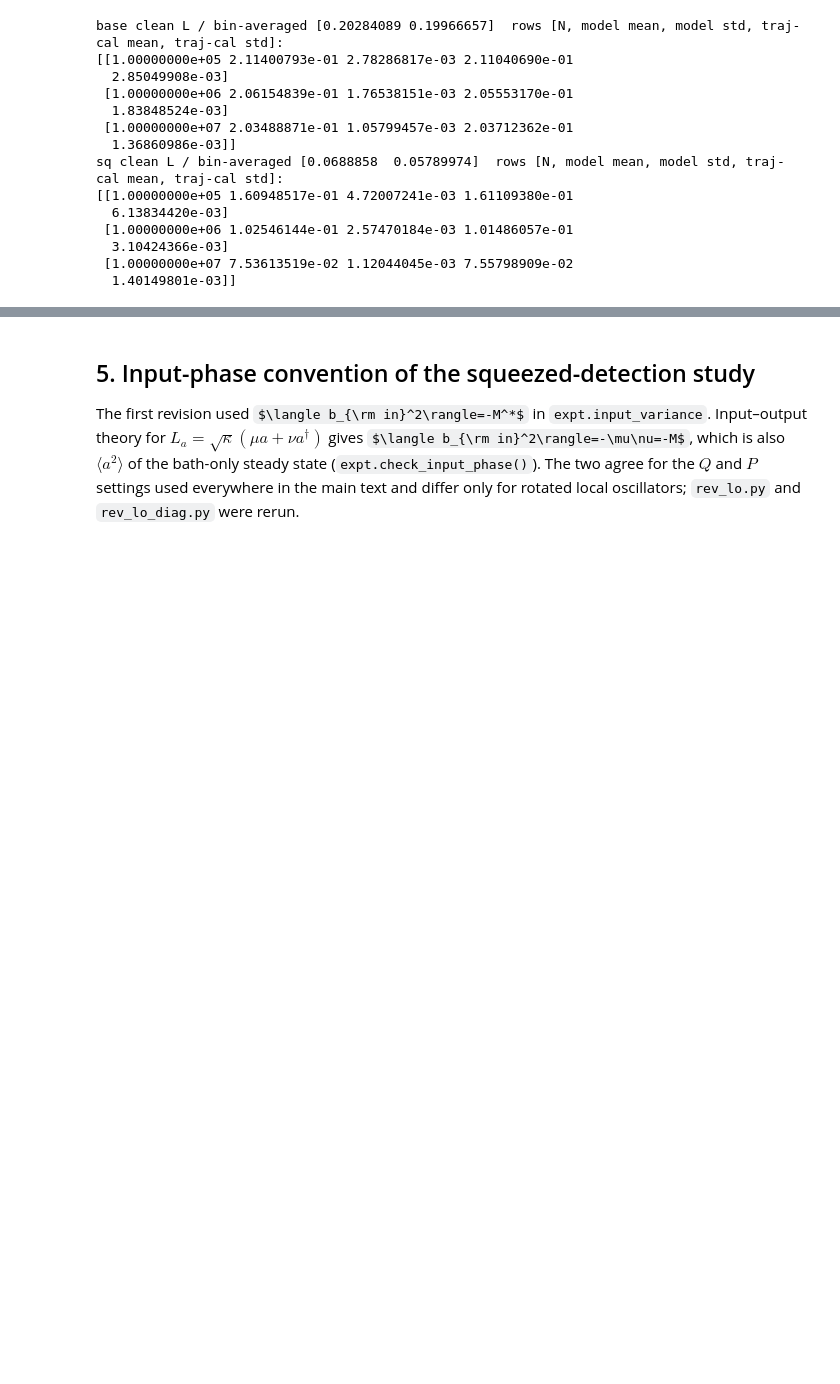
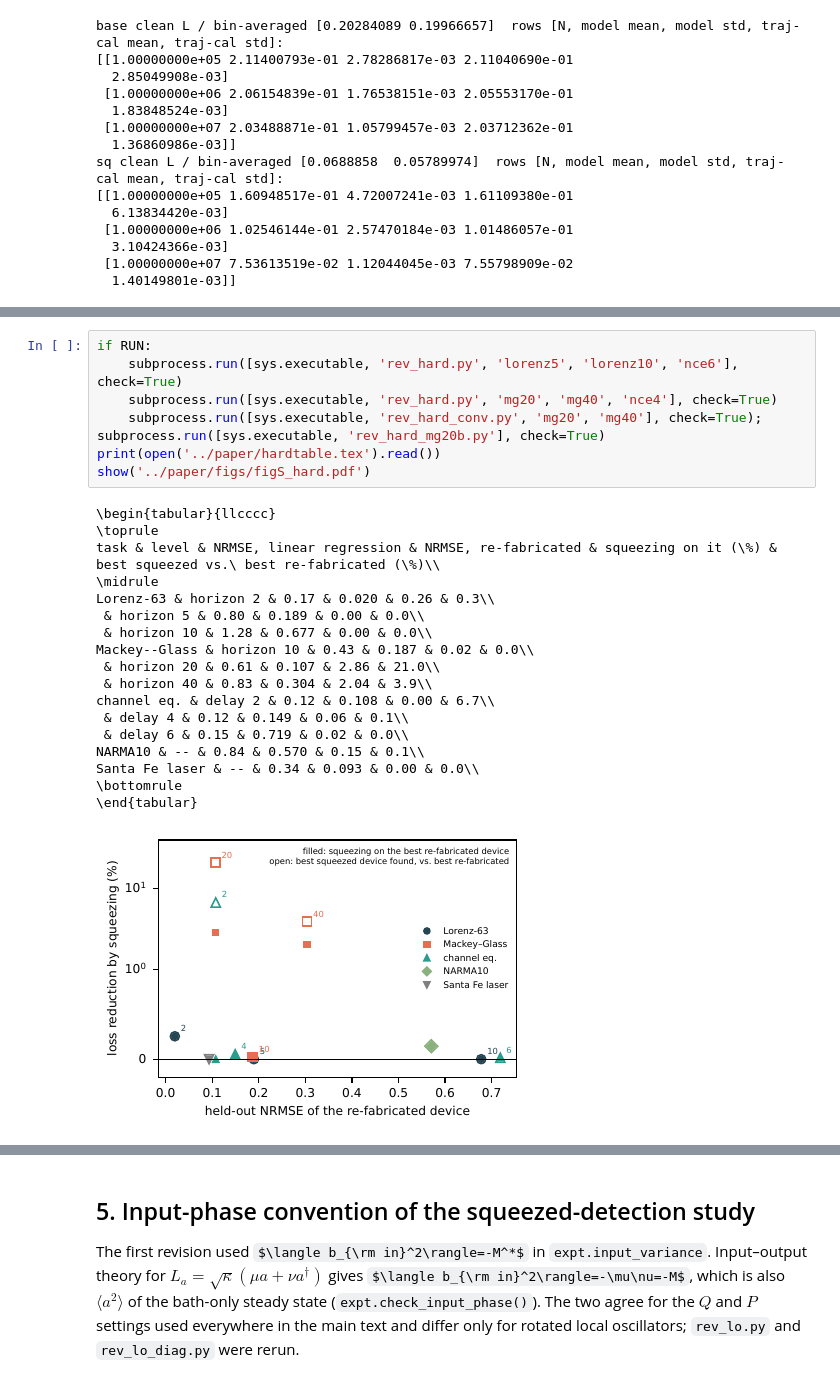
Before and after one commit to nhula01/squeezedreservoir, a Jupyter notebook: notebooks/13_second_review_round.ipynb, the cells around one changed output, grey strips where cells are left out. Saved outputs shown, nothing was run; the diff lists cells and outputs as text; some formulas as TeX source; blank space fills up the shorter version.

```diff
--- a/notebooks/13_second_review_round.ipynb
+++ b/notebooks/13_second_review_round.ipynb
@@ -173,0 +177,26 @@ sq clean L / bin-averaged [0.0688858  0.05789974]  rows [N, model mean, model st
+# %%
+if RUN:
+    subprocess.run([sys.executable, 'rev_hard.py', 'lorenz5', 'lorenz10', 'nce6'], check=True)
+    subprocess.run([sys.executable, 'rev_hard.py', 'mg20', 'mg40', 'nce4'], check=True)
+    subprocess.run([sys.executable, 'rev_hard_conv.py', 'mg20', 'mg40'], check=True); subprocess.run([sys.executable, 'rev_hard_mg20b.py'], check=True)
+print(open('../paper/hardtable.tex').read())
+show('../paper/figs/figS_hard.pdf')
+# %% [output]
+\begin{tabular}{llcccc}
+\toprule
+task & level & NRMSE, linear regression & NRMSE, re-fabricated & squeezing on it (\%) & best squeezed vs.\ best re-fabricated (\%)\\
+\midrule
+Lorenz-63 & horizon 2 & 0.17 & 0.020 & 0.26 & 0.3\\
+ & horizon 5 & 0.80 & 0.189 & 0.00 & 0.0\\
+ & horizon 10 & 1.28 & 0.677 & 0.00 & 0.0\\
+Mackey--Glass & horizon 10 & 0.43 & 0.187 & 0.02 & 0.0\\
+ & horizon 20 & 0.61 & 0.107 & 2.86 & 21.0\\
+ & horizon 40 & 0.83 & 0.304 & 2.04 & 3.9\\
+channel eq. & delay 2 & 0.12 & 0.108 & 0.00 & 6.7\\
+ & delay 4 & 0.12 & 0.149 & 0.06 & 0.1\\
+ & delay 6 & 0.15 & 0.719 & 0.02 & 0.0\\
+NARMA10 & -- & 0.84 & 0.570 & 0.15 & 0.1\\
+Santa Fe laser & -- & 0.34 & 0.093 & 0.00 & 0.0\\
+\bottomrule
+\end{tabular}
+[figure, added]
```
Also changed, not shown: parts of 2 cells of this notebook, 20 other files.
